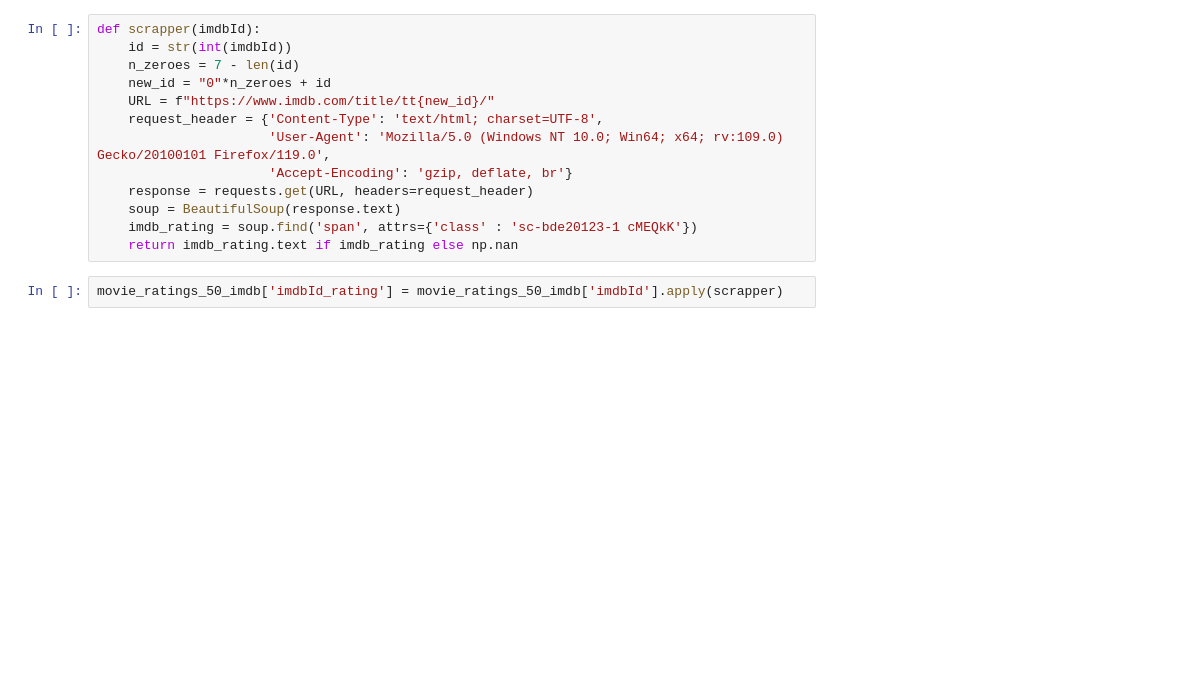
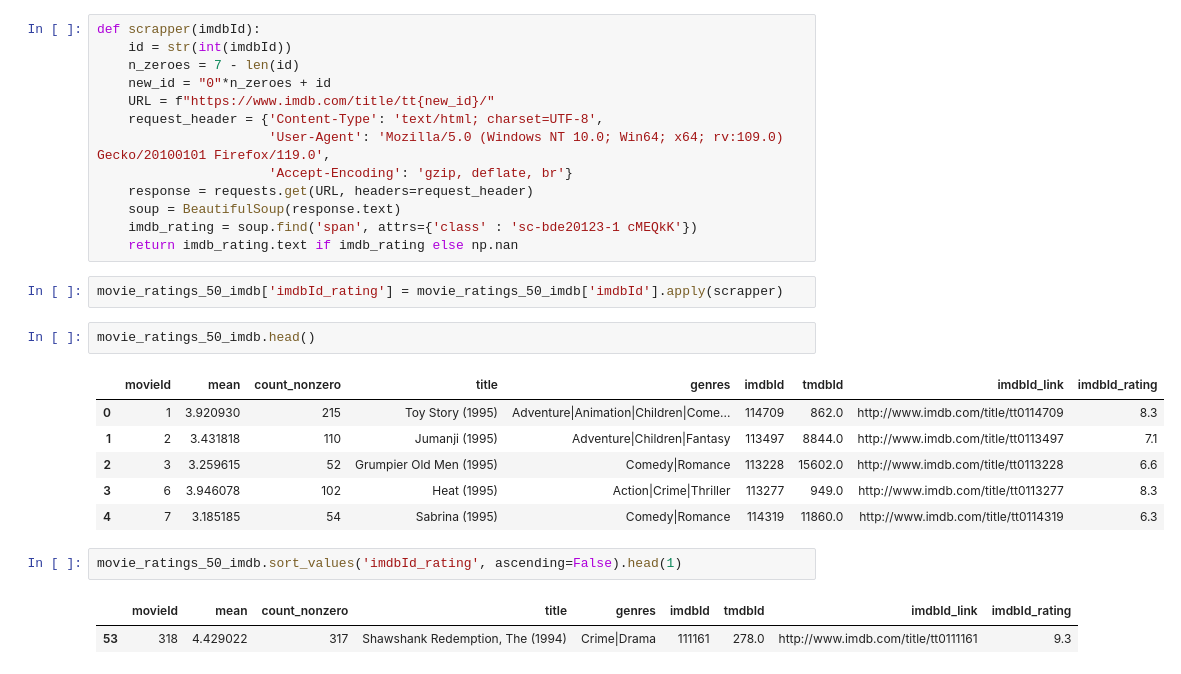
Before and after one commit to amiegirl/InnomaticsResearchLabs, a Jupyter notebook: movies.ipynb, the cells around one changed output. Cells and saved outputs as stored; diff of their text form; blank space fills up the shorter version.

Commit message:
Movies data exploration

```diff
--- a/movies.ipynb
+++ b/movies.ipynb
@@ -159,3 +159,17 @@ def scrapper(imdbId):
     return imdb_rating.text if imdb_rating else np.nan
 # %%
 movie_ratings_50_imdb['imdbId_rating'] = movie_ratings_50_imdb['imdbId'].apply(scrapper)
+# %%
+movie_ratings_50_imdb.head()
+# %% [output]
+|  | movieId | mean | count_nonzero | title | genres | imdbId | tmdbId | imdbId_link | imdbId_rating |
+| 0 | 1 | 3.920930 | 215 | Toy Story (1995) | Adventure|Animation|Children|Come... | 114709 | 862.0 | http://www.imdb.com/title/tt0114709 | 8.3 |
+| 1 | 2 | 3.431818 | 110 | Jumanji (1995) | Adventure|Children|Fantasy | 113497 | 8844.0 | http://www.imdb.com/title/tt0113497 | 7.1 |
+| 2 | 3 | 3.259615 | 52 | Grumpier Old Men (1995) | Comedy|Romance | 113228 | 15602.0 | http://www.imdb.com/title/tt0113228 | 6.6 |
+| 3 | 6 | 3.946078 | 102 | Heat (1995) | Action|Crime|Thriller | 113277 | 949.0 | http://www.imdb.com/title/tt0113277 | 8.3 |
+| 4 | 7 | 3.185185 | 54 | Sabrina (1995) | Comedy|Romance | 114319 | 11860.0 | http://www.imdb.com/title/tt0114319 | 6.3 |
+# %%
+movie_ratings_50_imdb.sort_values('imdbId_rating', ascending=False).head(1)
+# %% [output]
+|  | movieId | mean | count_nonzero | title | genres | imdbId | tmdbId | imdbId_link | imdbId_rating |
+| 53 | 318 | 4.429022 | 317 | Shawshank Redemption, The (1994) | Crime|Drama | 111161 | 278.0 | http://www.imdb.com/title/tt0111161 | 9.3 |
```
Also changed, not shown: parts of 1 cell of this notebook.
